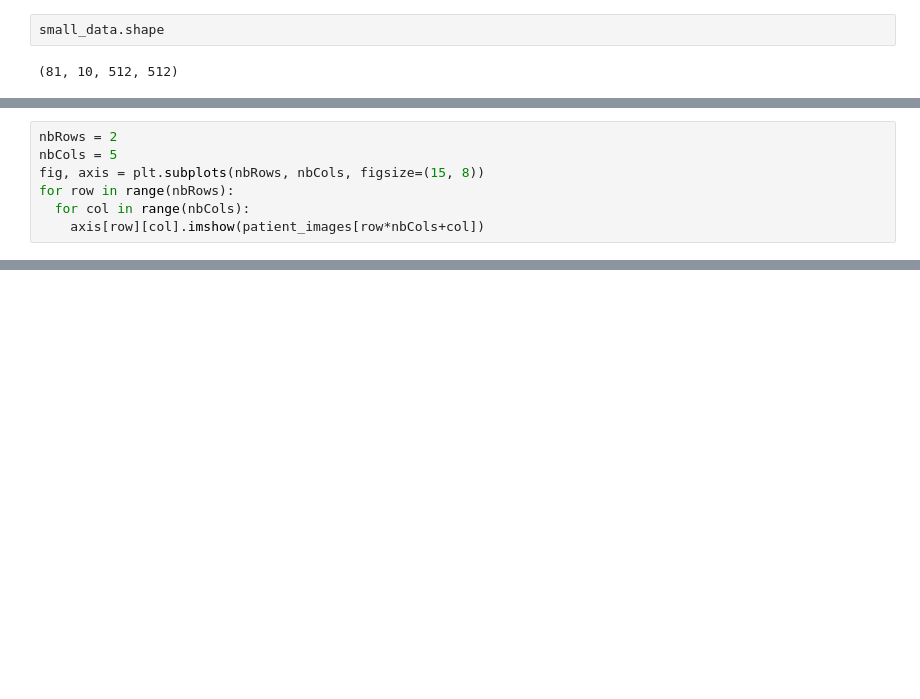
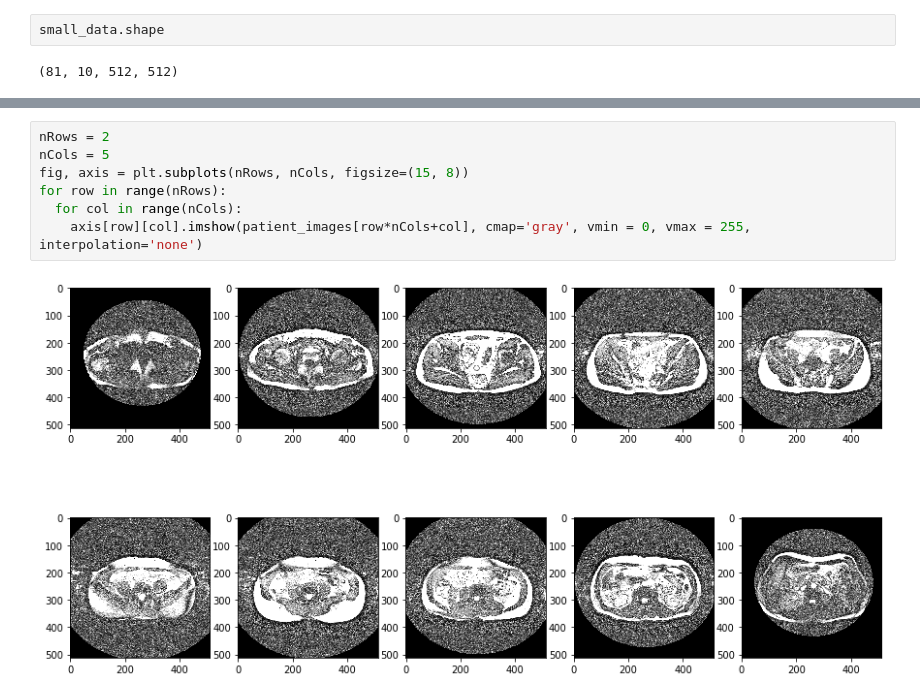
Before and after one commit to Majid-Sohrabi/PINN-medical-diagnostic, a Jupyter notebook: PINN-medical-diagnostic.ipynb, the cells around one changed output, grey strips where cells are left out. Drawn from its saved outputs; the diff is of its cells as text; blank space fills up the shorter version.

```diff
--- a/PINN-medical-diagnostic.ipynb
+++ b/PINN-medical-diagnostic.ipynb
@@ -75,7 +32,0 @@ patient_images = small_data[0]
-# %%
-nbRows = 2
-nbCols = 5
-fig, axis = plt.subplots(nbRows, nbCols, figsize=(15, 8))
-for row in range(nbRows):
-  for col in range(nbCols):
-    axis[row][col].imshow(patient_images[row*nbCols+col])
@@ -344,0 +62,9 @@ weighted avg       0.69      0.69      0.69     10000
+# %%
+nRows = 2
+nCols = 5
+fig, axis = plt.subplots(nRows, nCols, figsize=(15, 8))
+for row in range(nRows):
+  for col in range(nCols):
+    axis[row][col].imshow(patient_images[row*nCols+col], cmap='gray', vmin = 0, vmax = 255, interpolation='none')
+# %% [output]
+[figure, added]
```
Also changed, not shown: parts of 55 cells of this notebook.
